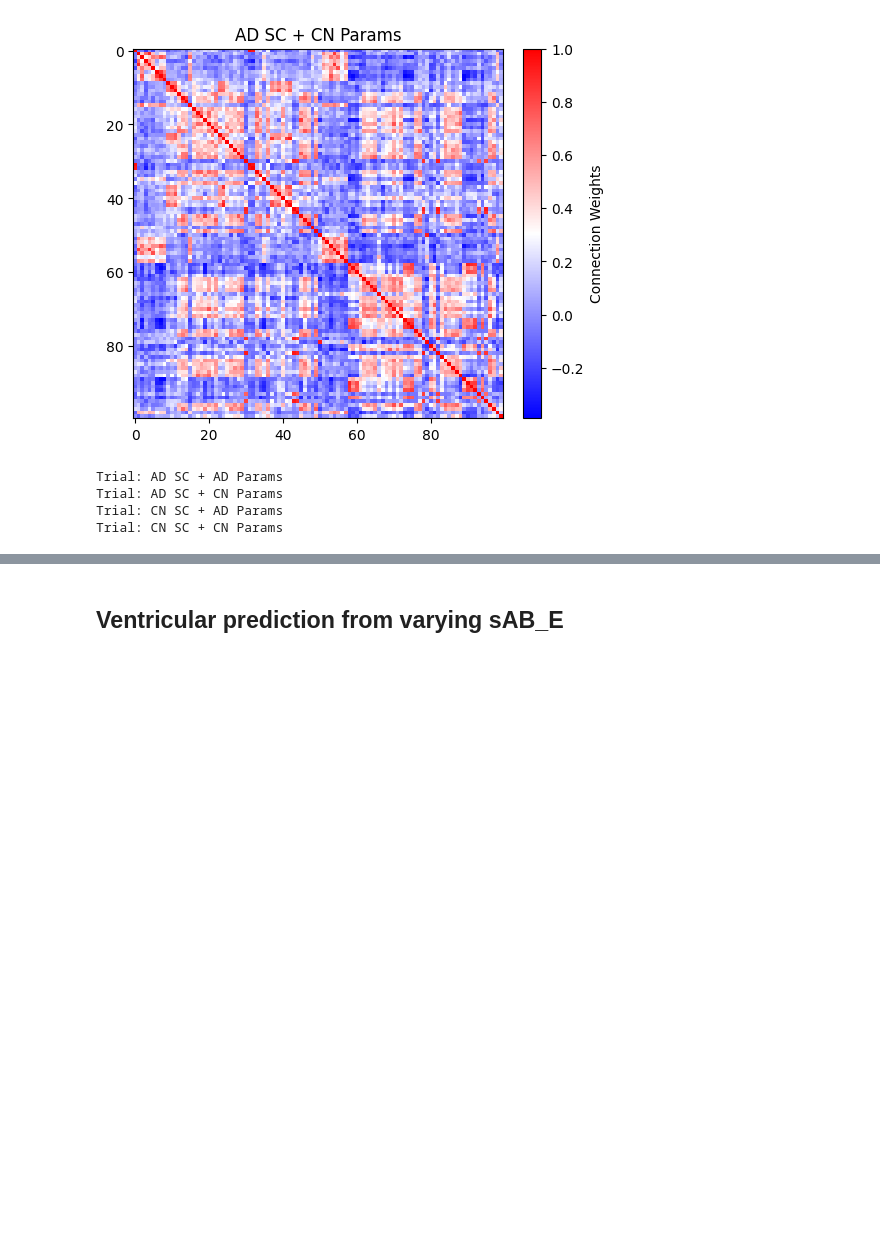
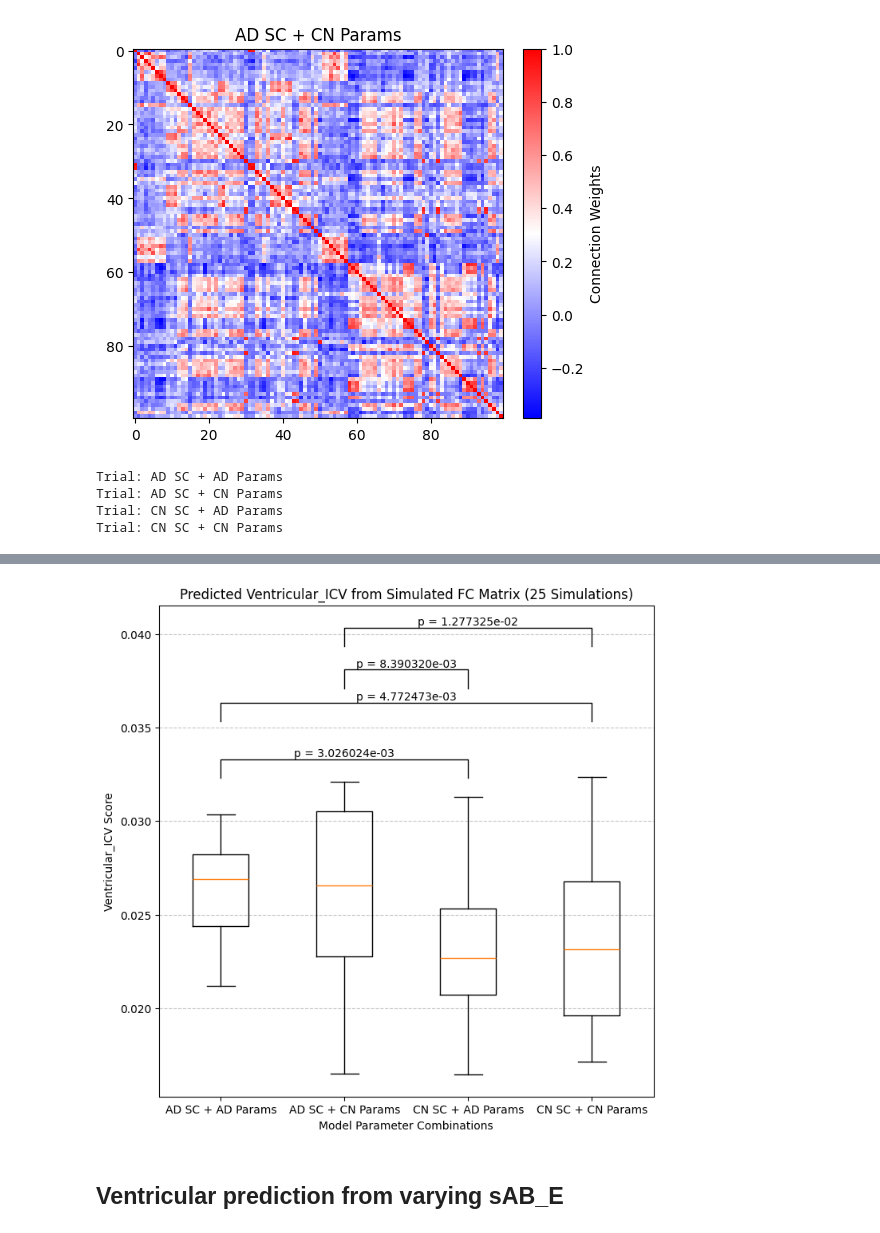
Before and after one commit to dChakr/ad_modelling_fyp, a Jupyter notebook: whole_brain_models/ad_modelling_pipeline.ipynb, the cells around one changed output, grey strips where cells are left out. Cells and saved outputs as stored; diff of their text form; code cells hidden in the pictures; blank space fills up the shorter version.

```diff
--- a/whole_brain_models/ad_modelling_pipeline.ipynb
+++ b/whole_brain_models/ad_modelling_pipeline.ipynb
@@ -259,0 +344,20 @@ plt.show()
+# %%
+from scipy.stats import ttest_ind
+from statsmodels.stats.multitest import multipletests
+
+# Perform t-tests
+p_values = []
+for pair in pairs:
+    combo1, combo2 = pair
+    t_stat, p_val = ttest_ind(value_dict[combo1], value_dict[combo2])
+    p_values.append(p_val)
+
+# Adjust p-values for multiple comparisons using FDR
+reject, pvals_corrected, _, _ = multipletests(p_values, alpha=0.05, method='fdr_bh')
+
+for i, pair in enumerate(pairs):
+    combo1, combo2 = pair
+    print(f"T-test between {combo1} and {combo2}:")
+    print(f"  p-value (uncorrected): {p_values[i]:.6}")
+    print(f"  p-value (FDR corrected): {pvals_corrected[i]:.6f}")
+    print(f"  Significant after FDR correction: {'Yes' if reject[i] else 'No'}\n")
@@ -259,0 +382,30 @@ plt.show()
+# %%
+plt.figure(figsize=(8, 8))
+plt.boxplot(ventricular_icv, labels=groups)
+# plt.bar(groups, ventricular_icv, color=colors)
+
+plt.title('Predicted Ventricular_ICV from Simulated FC Matrix (25 Simulations)')
+plt.xlabel('Model Parameter Combinations')
+plt.ylabel('Ventricular_ICV Score')
+
+
+plt.grid(axis='y', linestyle='--', alpha=0.7)
+
+h_extra = 0
+for i, pair in enumerate(pairs):
+    if i == 0 or i == 5:
+        pass
+    else:
+        combo1, combo2 = pair
+        x1, x2 = groups.index(combo1) + 1, groups.index(combo2) + 1  # Boxplot positions are 1-indexed
+        y, h, col = value_dict[[combo1, combo2]].values.max() + 0.001, 0.001, 'k'
+        y += h_extra
+        plt.plot([x1, x1, x2, x2], [y, y + h, y + h, y], lw=1, c=col)
+        plt.text((x1 + x2) * 0.5, y + h, "p = {:e}".format(pvals_corrected[i]), ha='center', va='bottom', color=col)
+
+        h_extra += 0.002
+
+plt.savefig('sc_and_param_combos_predicted_scores_t_tested_2.png')
+plt.show()
+# %% [output]
+[figure, added]
```
Also changed, not shown: parts of 8 cells of this notebook, 6 other files.
